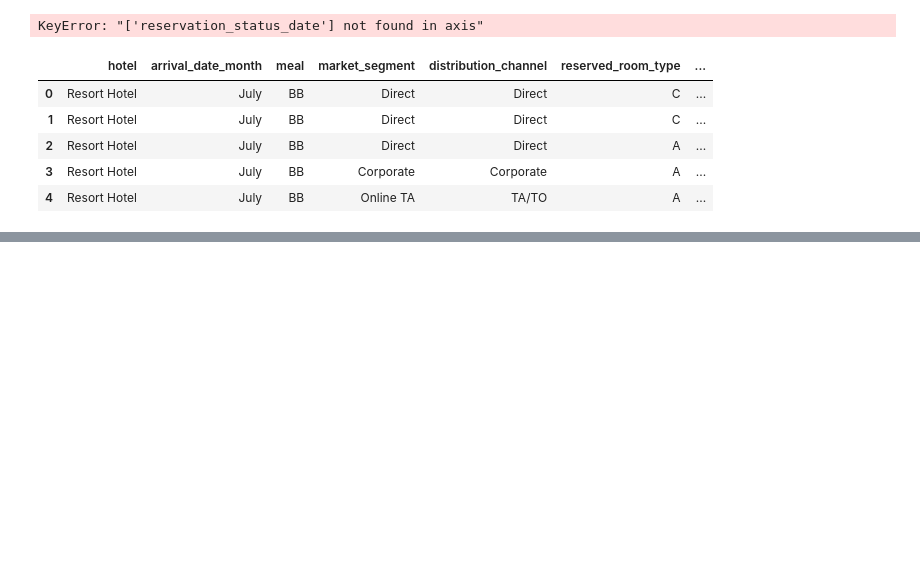
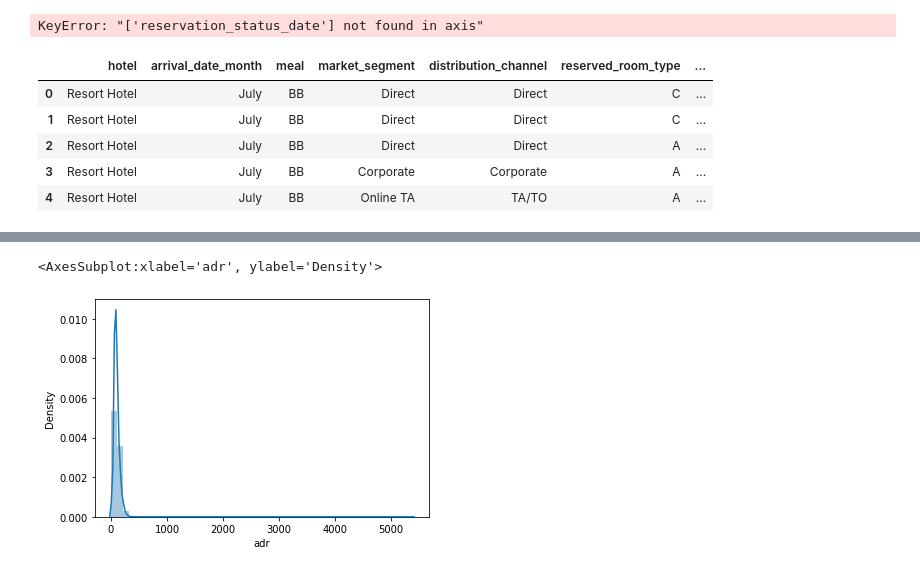
Before and after one commit to mehediitdba/ALL_PROJECT, a Jupyter notebook: Machine_Learning_Real_World_projects_in_Python/File-01_T_09.ipynb, the cells around one changed output, grey strips where cells are left out. Drawn from its saved outputs; the diff is of its cells as text; code cells hidden in the pictures; blank space fills up the shorter version.

```diff
--- a/Machine_Learning_Real_World_projects_in_Python/File-01_T_09.ipynb
+++ b/Machine_Learning_Real_World_projects_in_Python/File-01_T_09.ipynb
@@ -652,0 +752,6 @@ data_cat.head()
+# %%
+#adr
+sns.distplot(dataframe['adr'])
+# %% [output]
+<AxesSubplot:xlabel='adr', ylabel='Density'>
+[figure, added]
```
Also changed, not shown: parts of 18 cells of this notebook.
